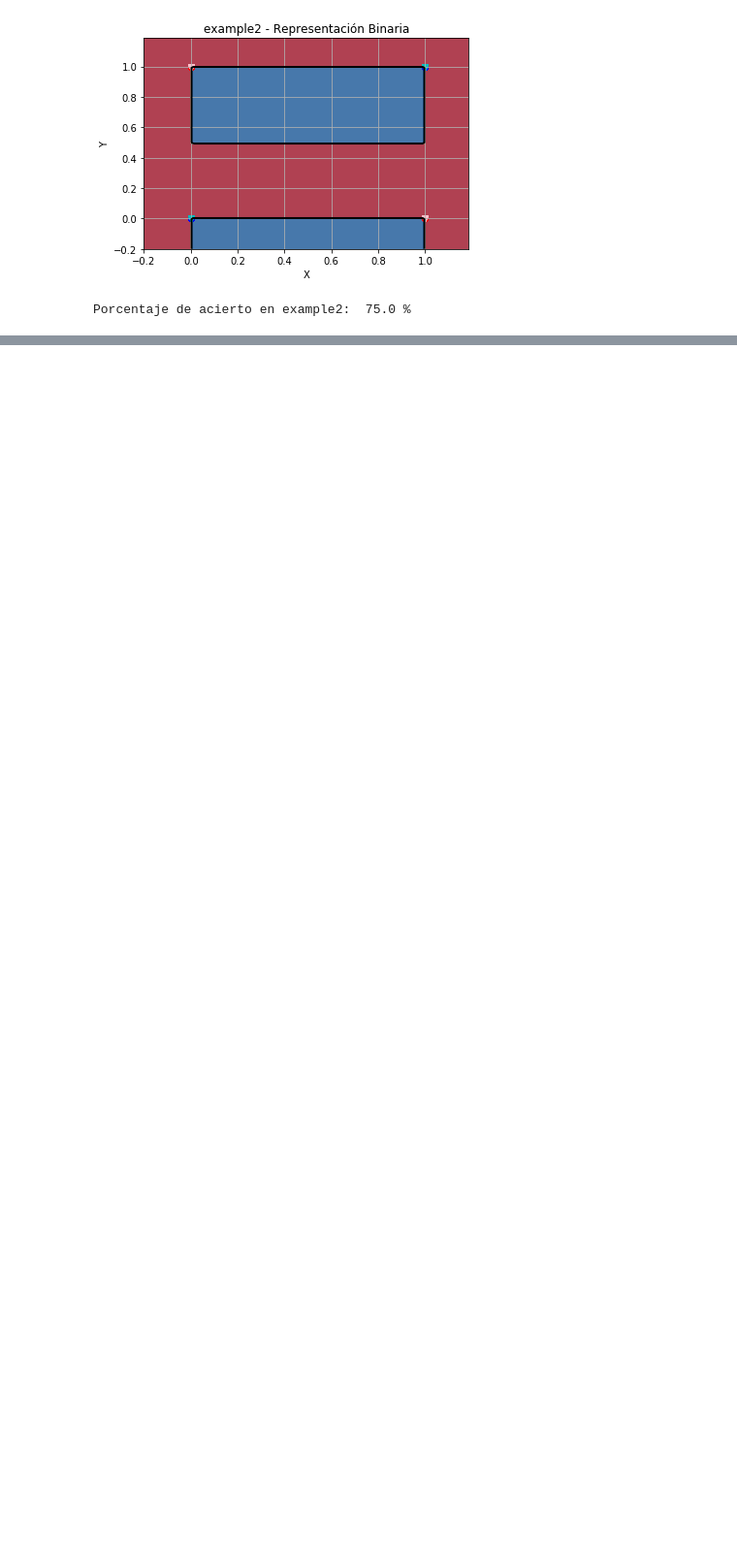
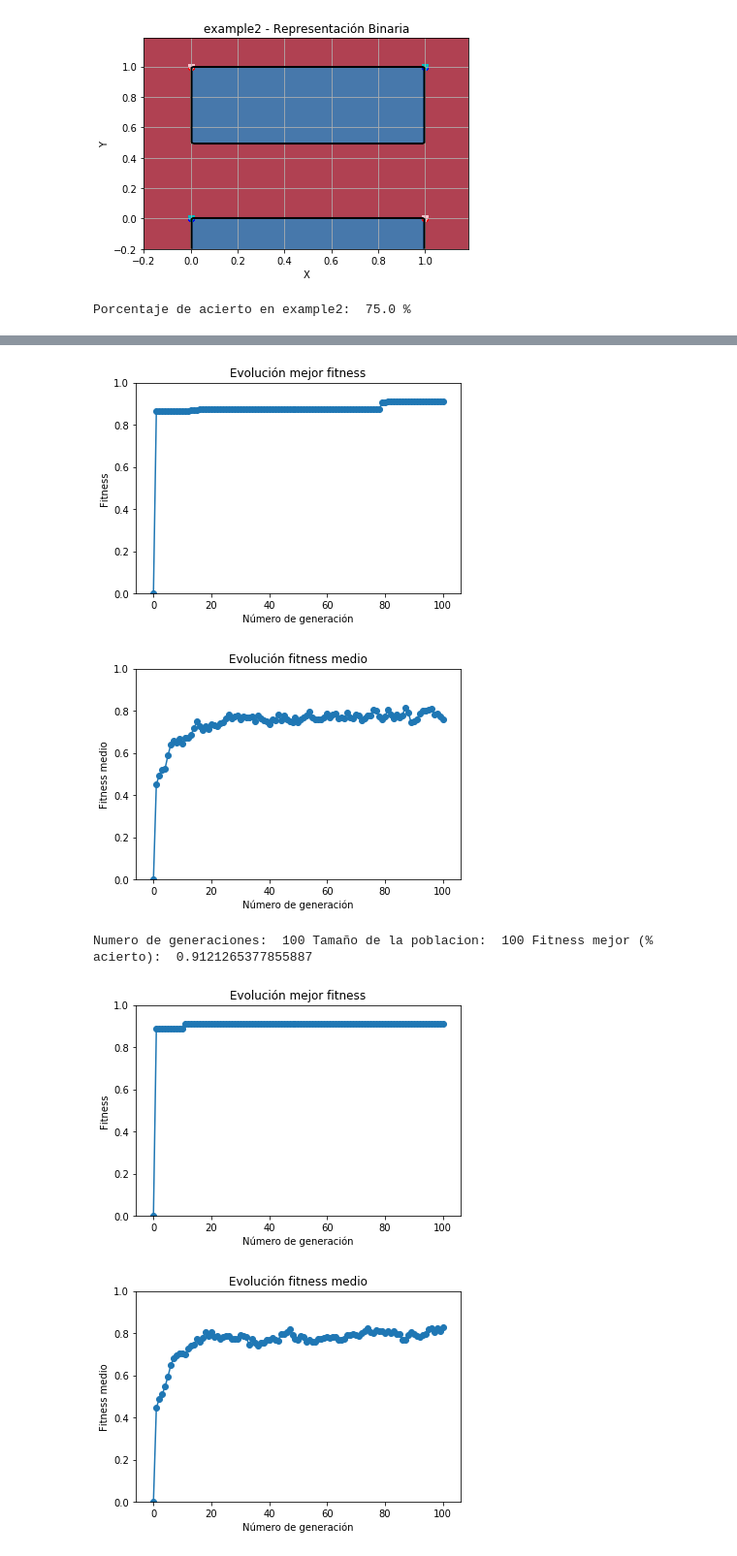
Before and after one commit to pablomm/faa, a Jupyter notebook: Practica3/Untitled.ipynb, the cells around one changed output, grey strips where cells are left out. Shown: that part at 97% size. Drawn from its saved outputs; the diff is of its cells as text; code cells hidden in the pictures; blank space fills up the shorter version.

```diff
--- a/Practica3/Untitled.ipynb
+++ b/Practica3/Untitled.ipynb
@@ -190,0 +390,25 @@ Numero de generaciones:  500 Tamaño de la poblacion:  200
+# %%
+clf = ClasificadorAG(representacion=RepresentacionBinaria, n_intervalos=4)
+
+
+generaciones = [100, 500, 1000]
+poblaciones = [100, 200]
+
+
+# Matriz para guardar las scores obtenidas durante el entrenamiento utilizando validacion simple
+scores = np.empty((3,2))
+
+for generacion in generaciones:
+    for poblacion in poblaciones:
+
+        clf.entrenamiento(wdbc, tam_poblacion=poblacion, n_generaciones=generacion, umbral=.1,
+                          pc=.7, pm=.1, elitismo=False, invertir=True, plot=True)
+        print("Numero de generaciones: ", generacion, "Tamaño de la poblacion: ", poblacion,
+             "Fitness mejor (% acierto): ", clf.champion_fitness)
+        plt.show()
+# %% [output]
+[figure, added]
+[figure, added]
+Numero de generaciones:  100 Tamaño de la poblacion:  100 Fitness mejor (% acierto):  0.9121265377855887
+[figure, added]
+[figure, added]
```
Also changed, not shown: parts of 23 cells of this notebook, 2 other files.
